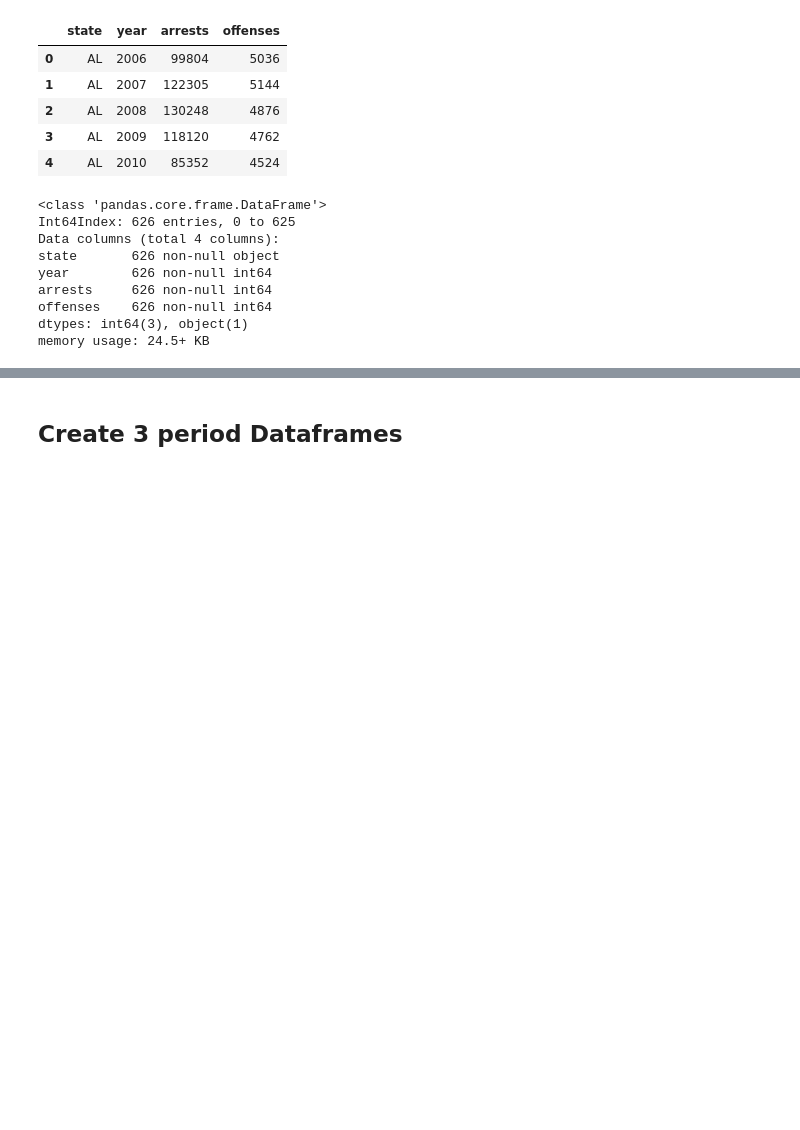
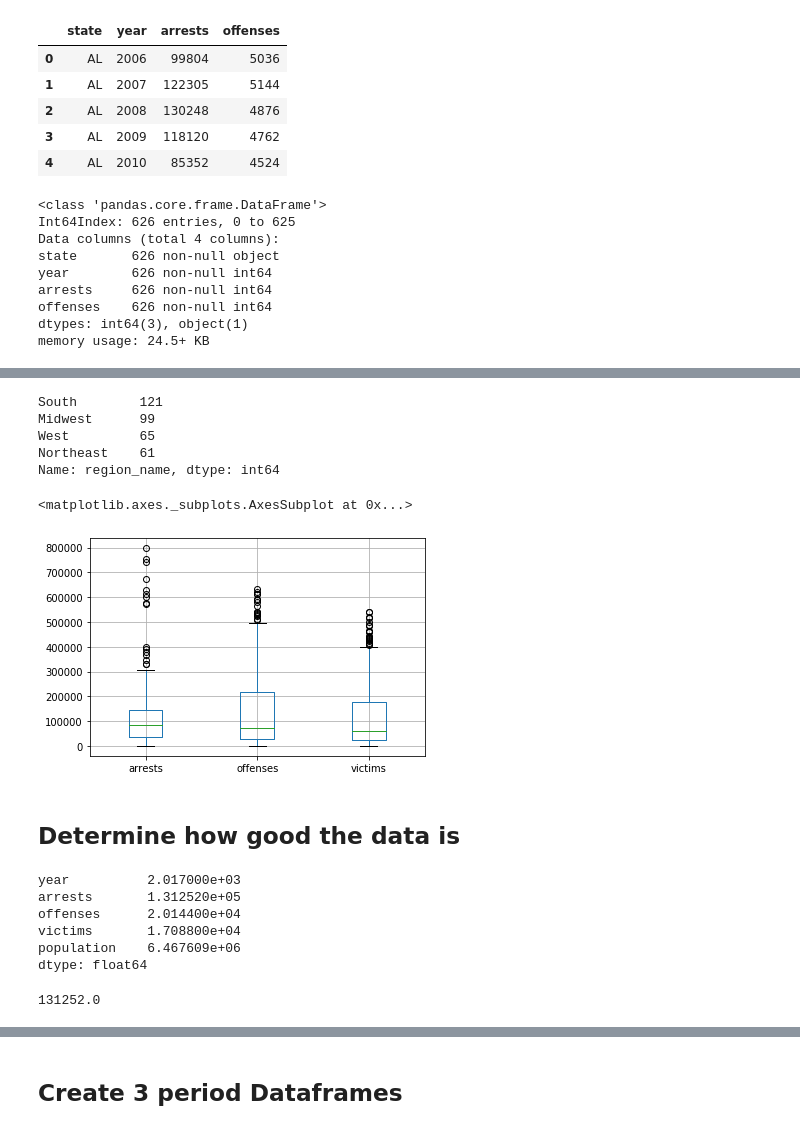
Before and after one commit to PhilBusko/StatsProject, a Jupyter notebook: analysis_arrest_offenses.ipynb, the cells around one changed output, grey strips where cells are left out. Cells and saved outputs as stored; diff of their text form; code cells hidden in the pictures; blank space fills up the shorter version.

```diff
--- a/analysis_arrest_offenses.ipynb
+++ b/analysis_arrest_offenses.ipynb
@@ -325,0 +339,3 @@ combined_region_df
+# %%
+merge_3_df = pd.merge(merge_2_df, population_df, how='inner', on=['state_abbr', 'year'])
+merge_3_df.head()
@@ -325,0 +349,3 @@ combined_region_df
+# %%
+merge_4_df = pd.merge(merge_3_df, victim_total_df, how='inner', on=['state', 'year'])
+merge_4_df.head()
@@ -325,0 +359,4 @@ combined_region_df
+# %%
+merge_df = merge_4_df[['region_name', 'state', 'year', 'arrests', 'offenses', 'victims', 'population']]
+merge_df.head()
+merge_df.shape
@@ -325,0 +371,29 @@ combined_region_df
+# %%
+merge_df.region_name.value_counts()
+# %% [output]
+South        121
+Midwest      99
+West         65
+Northeast    61
+Name: region_name, dtype: int64
+# %%
+merge_df.boxplot(column=['arrests', 'offenses', 'victims'])
+# %% [output]
+<matplotlib.axes._subplots.AxesSubplot at 0x...>
+[figure, added]
+# %% [markdown]
+## Determine how good the data is
+# %%
+mean_df = merge_df.loc[merge_df['state']=='MD'].mean()
+mean_df
+# %% [output]
+year          2.017000e+03
+arrests       1.312520e+05
+offenses      2.014400e+04
+victims       1.708800e+04
+population    6.467609e+06
+dtype: float64
+# %%
+mean_df['arrests']
+# %% [output]
+131252.0
```
Also changed, not shown: parts of 25 cells of this notebook.
